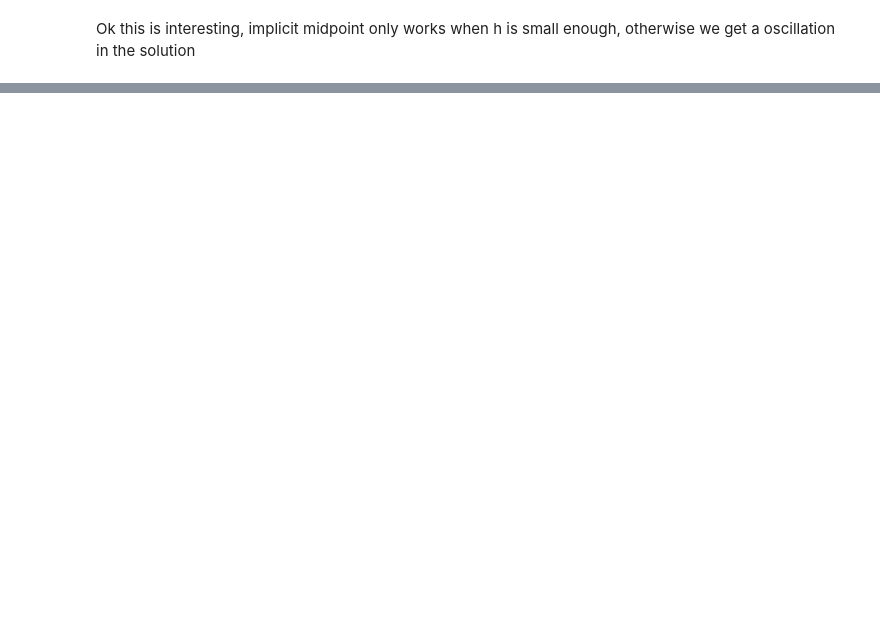
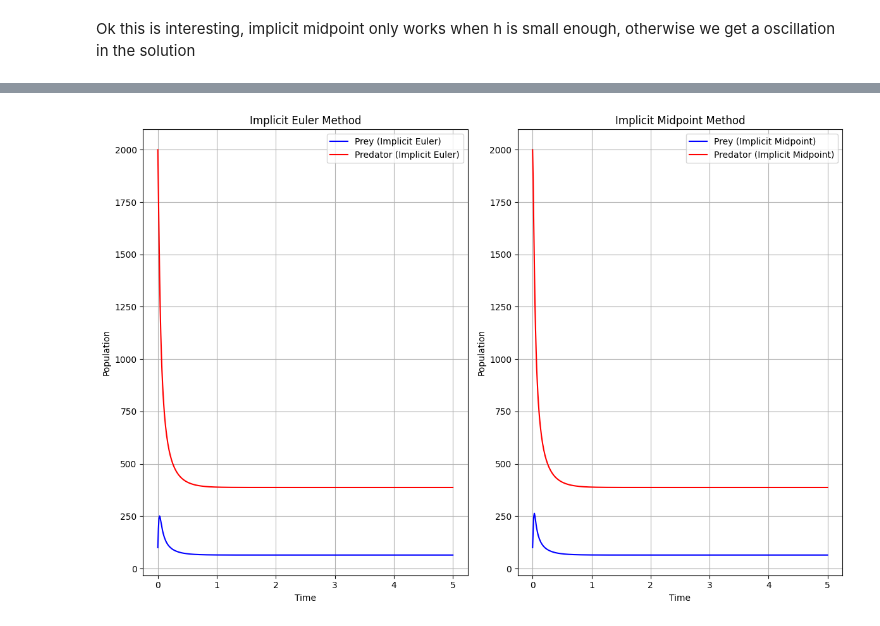
Before and after one commit to LukasMeinschad/Studium, a Jupyter notebook: Mathe/Numerik_2/Proseminar/Blatt 8/sheet_8_lukas_meinschad.ipynb, the cells around one changed output, grey strips where cells are left out. Saved outputs shown, nothing was run; the diff lists cells and outputs as text; code cells hidden in the pictures; blank space fills up the shorter version.

```diff
--- a/Mathe/Numerik_2/Proseminar/Blatt 8/sheet_8_lukas_meinschad.ipynb
+++ b/Mathe/Numerik_2/Proseminar/Blatt 8/sheet_8_lukas_meinschad.ipynb
@@ -402,0 +503,29 @@ Ok this is interesting, implicit midpoint only works when h is small enough, oth
+# %%
+# Plot the results
+
+plt.figure(figsize=(12, 8))
+
+# Implicit Euler
+plt.subplot(1, 2, 1)
+plt.plot(x_euler, y_euler[:, 0], label='Prey (Implicit Euler)', color='blue')
+plt.plot(x_euler, y_euler[:, 1], label='Predator (Implicit Euler)', color='red')
+plt.title('Implicit Euler Method')
+plt.xlabel('Time')
+plt.ylabel('Population')
+plt.legend()
+plt.grid()
+
+# Implicit Midpoint
+plt.subplot(1, 2, 2)
+plt.plot(x_mid, y_mid[:, 0], label='Prey (Implicit Midpoint)', color='blue')
+plt.plot(x_mid, y_mid[:, 1], label='Predator (Implicit Midpoint)', color='red')
+plt.title('Implicit Midpoint Method')
+plt.xlabel('Time')
+plt.ylabel('Population')
+plt.legend()
+plt.grid()
+
+plt.tight_layout()
+plt.show()
+# %% [output]
+[figure, added]
```
Also changed, not shown: parts of 15 cells of this notebook.
